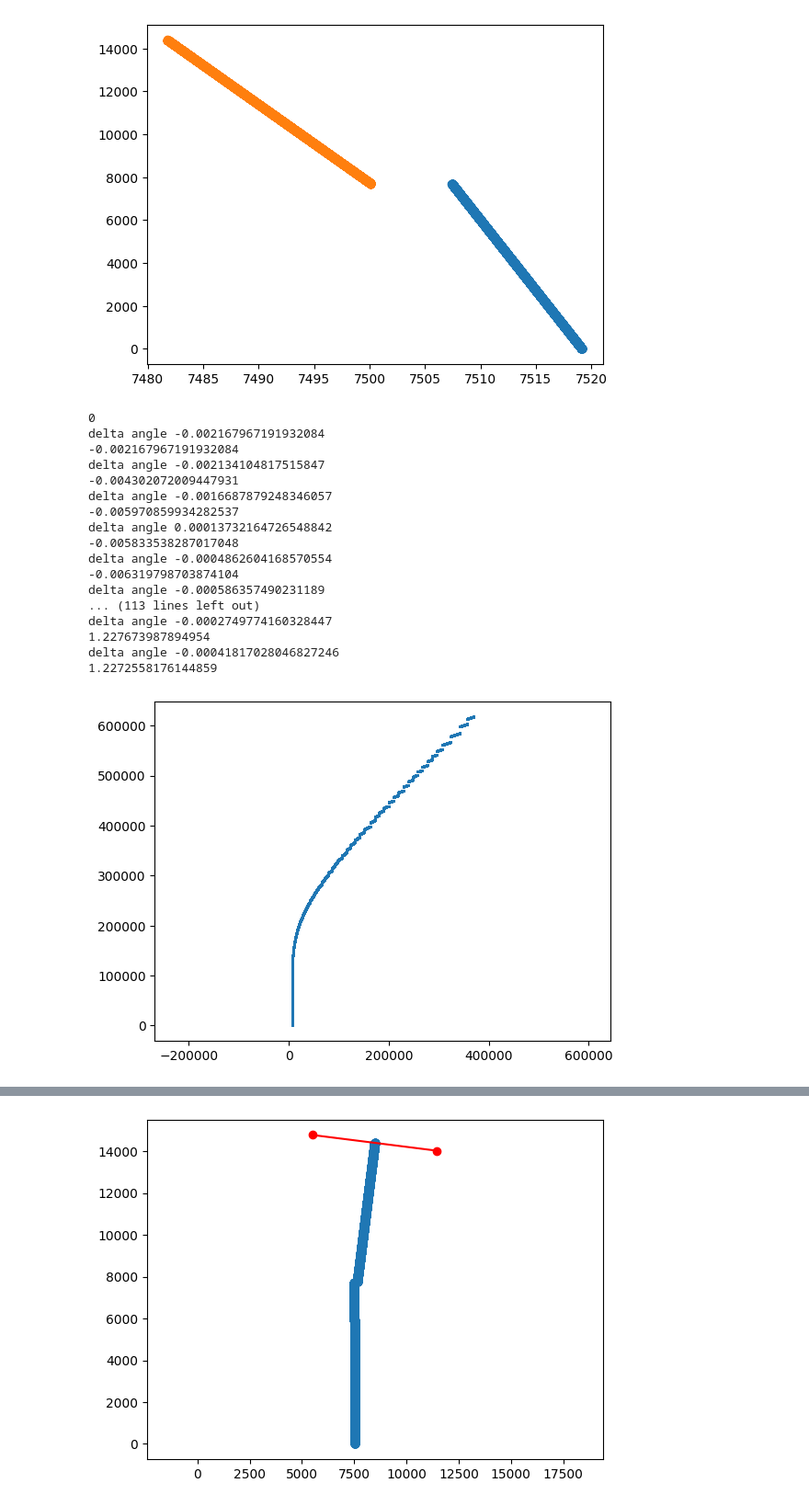
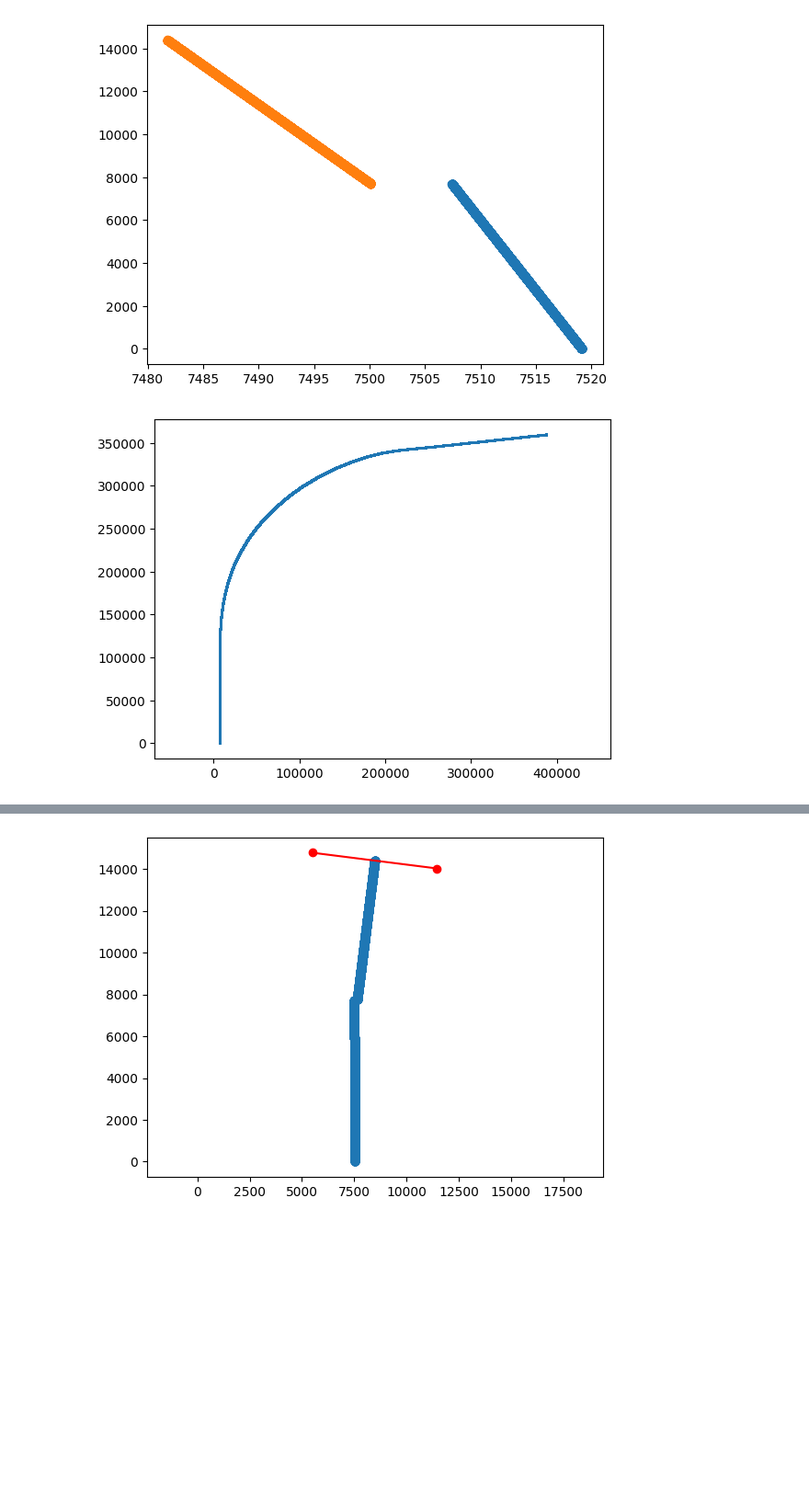
Before and after one commit to Andrudewt/perspective, a Jupyter notebook: proc_1.ipynb, the cells around one changed output, grey strips where cells are left out. Shown at 92% size. Saved outputs shown, nothing was run; the diff lists cells and outputs as text; code cells hidden in the pictures; blank space fills up the shorter version.

```diff
--- a/proc_1.ipynb
+++ b/proc_1.ipynb
@@ -248,7 +248,7 @@ for i, (m_f, c) in enumerate(zip(msk_fs[0:2], coord[0:2])):  # 0:-1 0:2 13:14 20
     a0 = [yx_centr[0, 1], yx_centr[-1, 0]]  # xy
 
     # обновл пройденный путь
-    coef += yx_centr.shape[0]
+    coef += yx_centr[0, 0]
 
 
     niz_all = np.vstack((niz_all, yx_centr[-1, 1]))
@@ -281,7 +281,7 @@ x_norm = 7513. # (mask.shape[1] // 2) + 379
 x_test = 0
 coef = 0
 shift = 0
-for i, (m_f, c) in enumerate(zip(msk_fs[:-1], coord[:-1])):  # 0:-1 0:2 13:14 20:22 20:32 29:32
+for i, (m_f, c) in enumerate(zip(msk_fs[0:-1], coord[0:-1])):  # 0:-1 0:2 13:14 20:22 20:32 29:32
     mask = load_warp(m_f)
     mask = mask[mask.shape[0]-(coord[i+1] - coord[i]): mask.shape[0]+1]
 
@@ -310,71 +310,37 @@ for i, (m_f, c) in enumerate(zip(msk_fs[:-1], coord[:-1])):  # 0:-1 0:2 13:14 20
     if not coef:
         angle = 0
     else:
-
-
-        # x_test += 1000
-        # yx_centr[:, 1] += x_test  # test
-
         # смещение по У
         yx_centr[:, 0] += coef
 
+        # поворот
         b = yx_centr[0][::-1] # xy
         dx = b[0] - a0[0]
         dy = b[1] - a0[1]
         _angle = np.arctan2(dx, dy)
-        angle += _angle
-        print('delta angle', _angle)
+        angle += _angle  # накопить угол
+        # print('delta angle', _angle)
         yx_centr = rotate(yx_centr[:, [1, 0]], -angle, yx_centr[-1, [1, 0]])[:, [1, 0]]
 
         # смещение по Х
         b0 = yx_centr[-1, 1]
         shift =  a - b0
         yx_centr[:, 1] += shift
 
-
-
-    # для смещения
+    # для смещения по Х
     a = yx_centr[0, 1]
 
+    # для поворота
     a0 = [x_norm, yx_centr[-1, 0]]  # xy
 
     # обновл коорд Y на пройденный путь
-    coef += yx_centr.shape[0]
-
-
-    # niz_all = np.vstack((niz_all, yx_centr[-1, 1]))
-    # verx_all = np.vstack((verx_all, yx_centr[0, 1]))
-
-#     print('верх', np.int32(yx_centr[0]))
-#     print('низ', np.int32(yx_centr[-1]))
-    # plt.scatter(yx_centr[:, 1], yx_centr[:, 0])
-    # plt.axvline((mask.shape[1] // 2) + 379, c='g')
-    # plt.axis('equal')
-# plt.show()
-    print(angle)
+    coef += yx_centr[0, 0] - yx_centr[-1, 0]  # shape тут не подходит, т.к. не измен после поворота
 
     Array = np.vstack((Array, yx_centr))
 Array = Array[1:, :]  # убир перв строка, кот 0 0
 
 plt.scatter(Array[:, 1], Array[:, 0], s=1)
 plt.axis('equal')
 plt.show()
 # %% [output]
-0
-delta angle -0.002167967191932084
--0.002167967191932084
-delta angle -0.002134104817515847
--0.004302072009447931
-delta angle -0.0016687879248346057
--0.005970859934282537
-delta angle 0.00013732164726548842
--0.005833538287017048
-delta angle -0.0004862604168570554
--0.006319798703874104
-delta angle -0.000586357490231189
-... (113 lines left out)
-delta angle -0.0002749774160328447
-1.227673987894954
-delta angle -0.00041817028046827246
-1.2272558176144859
-[figure, old version]
+[figure, new version]
```
Also changed, not shown: parts of 3 cells of this notebook.
